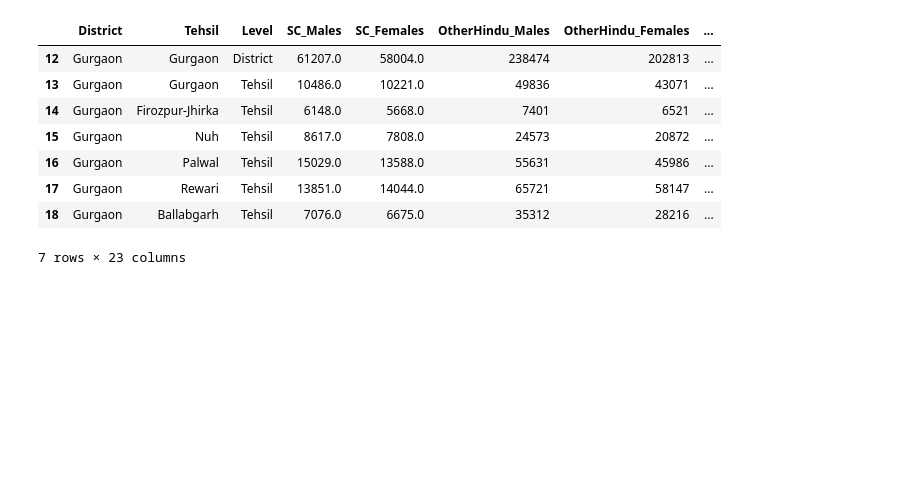
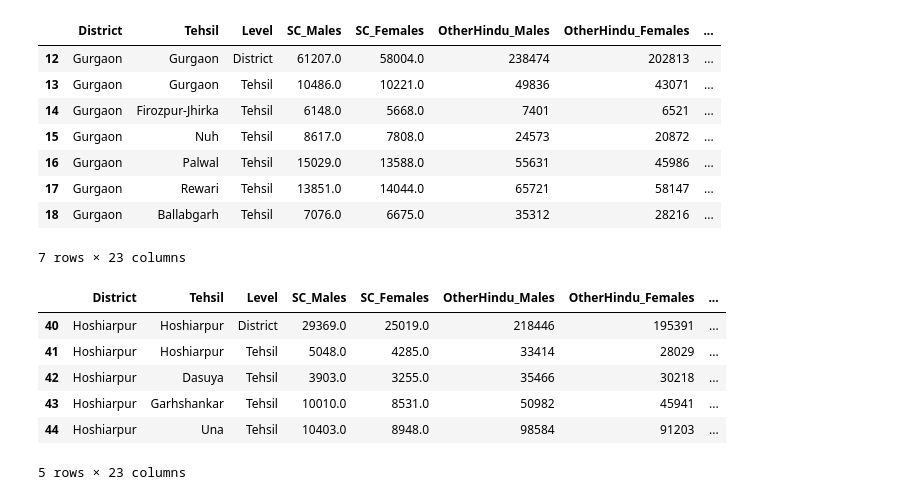
Before and after one commit to prabh9050/the-line-and-the-ledger, a Jupyter notebook: notebooks/01_EDA.ipynb, the cells around one changed output. Saved outputs shown, nothing was run; the diff lists cells and outputs as text; code cells hidden in the pictures; blank space fills up the shorter version.

Commit message:
Verify Hoshiarpur district data - no OCR error found, 5-unit gap remains

```diff
--- a/notebooks/01_EDA.ipynb
+++ b/notebooks/01_EDA.ipynb
@@ -441,3 +441,14 @@ census.loc[(census['District'] == 'Gurgaon')]
 | 17 | Gurgaon | Rewari | Tehsil | 13851.0 | 14044.0 | 65721 | 58147 | ... |
 | 18 | Gurgaon | Ballabgarh | Tehsil | 7076.0 | 6675.0 | 35312 | 28216 | ... |
 7 rows × 23 columns
+# %%
+census.loc[(census['District'] == 'Hoshiarpur')]
+# Verified Hoshiarpur district data - no OCR error found, 5-unit gap remains
+# %% [output]
+|  | District | Tehsil | Level | SC_Males | SC_Females | OtherHindu_Males | OtherHindu_Females | ... |
+| 40 | Hoshiarpur | Hoshiarpur | District | 29369.0 | 25019.0 | 218446 | 195391 | ... |
+| 41 | Hoshiarpur | Hoshiarpur | Tehsil | 5048.0 | 4285.0 | 33414 | 28029 | ... |
+| 42 | Hoshiarpur | Dasuya | Tehsil | 3903.0 | 3255.0 | 35466 | 30218 | ... |
+| 43 | Hoshiarpur | Garhshankar | Tehsil | 10010.0 | 8531.0 | 50982 | 45941 | ... |
+| 44 | Hoshiarpur | Una | Tehsil | 10403.0 | 8948.0 | 98584 | 91203 | ... |
+5 rows × 23 columns
```
